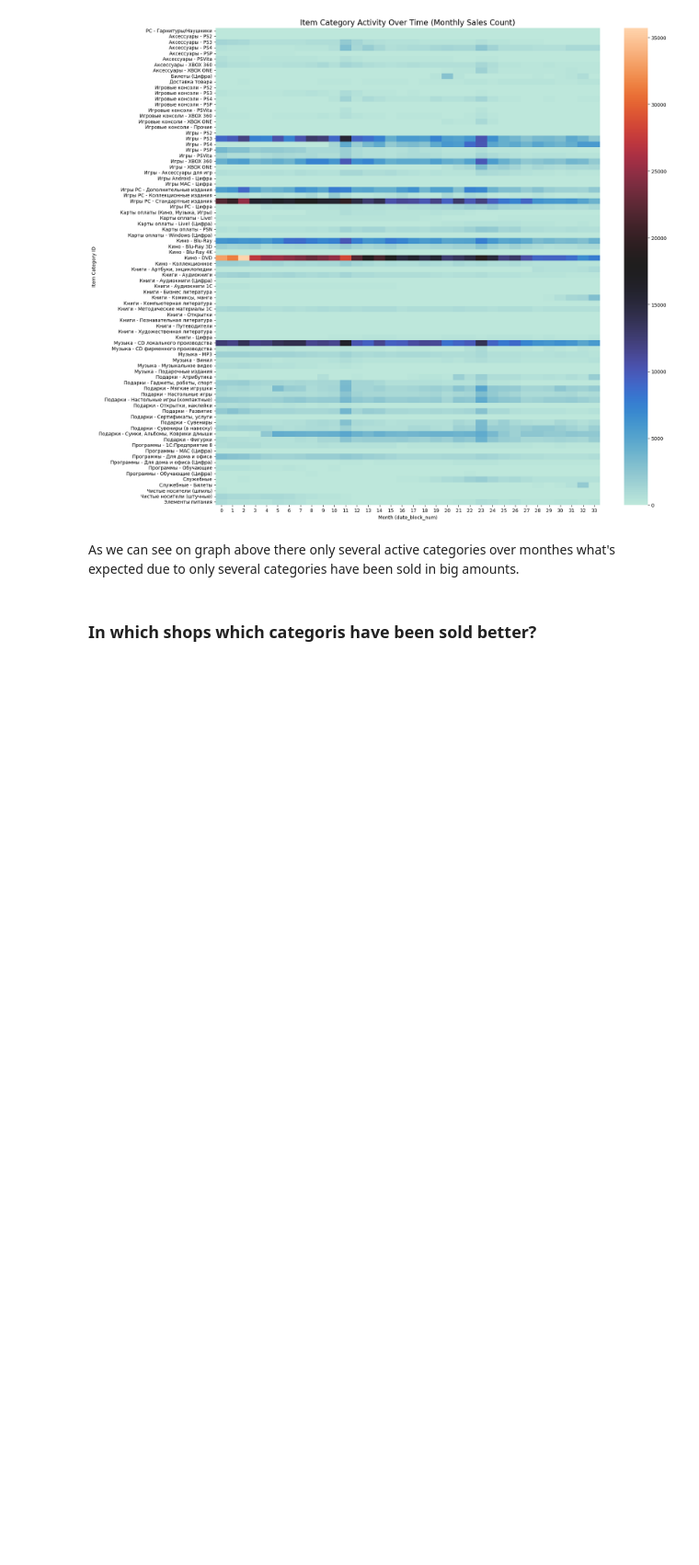
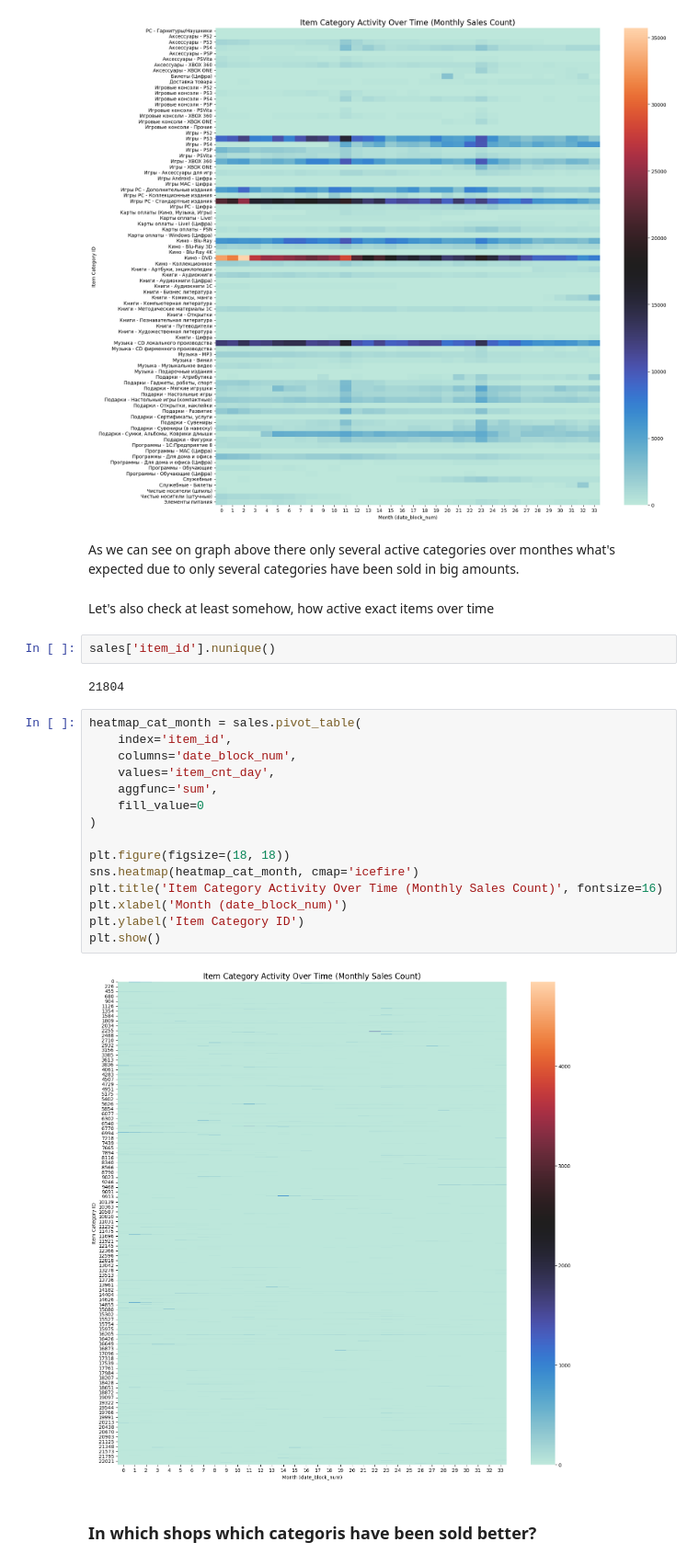
Before and after one commit to MarianSlassi/future_sales_prediction, a Jupyter notebook: notebooks/dqc_etl_structurised.ipynb, the cells around one changed output. Shown at 92% size. Cells and saved outputs as stored; diff of their text form; blank space fills up the shorter version.

```diff
--- a/notebooks/dqc_etl_structurised.ipynb
+++ b/notebooks/dqc_etl_structurised.ipynb
@@ -876,6 +891,29 @@ plt.show()
 [figure]
 # %% [markdown]
 As we can see on graph above there only several active categories over monthes what's expected due to only several categories have been sold in big amounts.
+# %% [markdown]
+Let's also check at least somehow, how active exact items over time
+# %%
+sales['item_id'].nunique()
+# %% [output]
+21804
+# %%
+heatmap_cat_month = sales.pivot_table(
+    index='item_id',
+    columns='date_block_num',
+    values='item_cnt_day',
+    aggfunc='sum',
+    fill_value=0
+)
+
+plt.figure(figsize=(18, 18))
+sns.heatmap(heatmap_cat_month, cmap='icefire')
+plt.title('Item Category Activity Over Time (Monthly Sales Count)', fontsize=16)
+plt.xlabel('Month (date_block_num)')
+plt.ylabel('Item Category ID')
+plt.show()
+# %% [output]
+[figure, added]
 # %% [markdown]
 ### In which shops which categoris have been sold better?
 # %%
```
Also changed, not shown: parts of 9 cells of this notebook, 4 other files.
